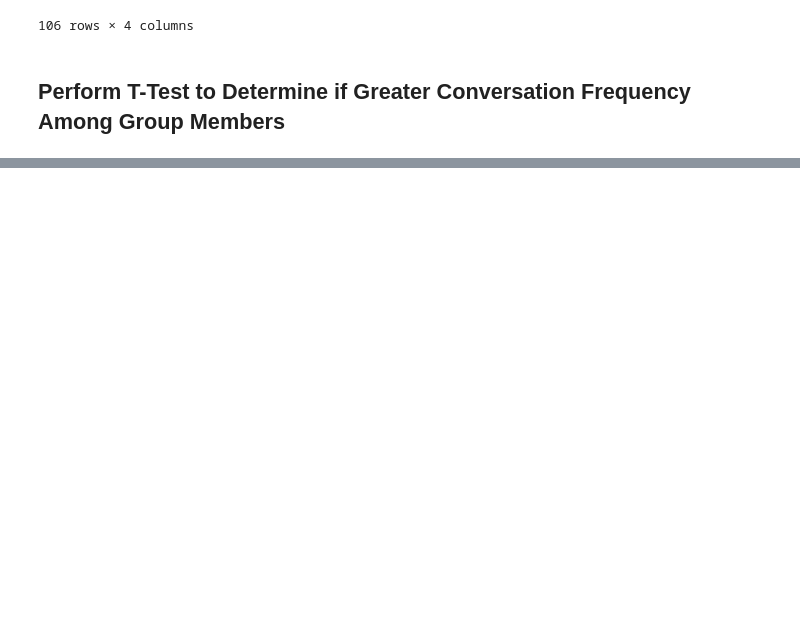
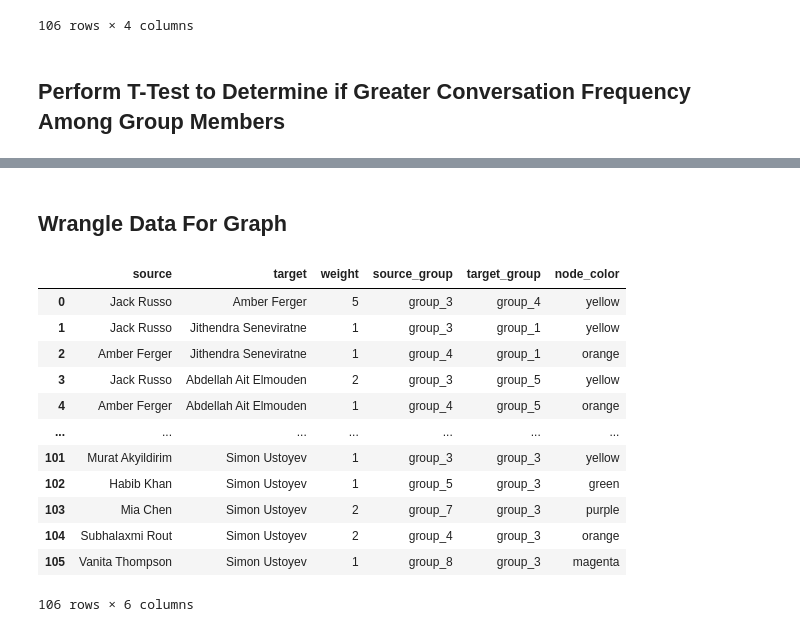
Before and after one commit to WillieDavonSmalls/KJW_CUNY_DATA_620, a Jupyter notebook: KJW_Final_Project_DS620/Group_Relationships.ipynb, the cells around one changed output, grey strips where cells are left out. Drawn from its saved outputs; the diff is of its cells as text; code cells hidden in the pictures; blank space fills up the shorter version.

```diff
--- a/KJW_Final_Project_DS620/Group_Relationships.ipynb
+++ b/KJW_Final_Project_DS620/Group_Relationships.ipynb
@@ -175,0 +178,55 @@ Ttest_indResult(statistic=1.083769221305288, pvalue=0.28097328064208915)
+# %% [markdown]
+## Wrangle Data For Graph
+# %%
+#Bring in groups data fram
+groups_df = pd.DataFrame([
+    ['group_1', 'Jithendra Seneviratne', 'blue'],
+    ['group_1', 'Sheryl Piechocki', 'blue'],
+    ['group_2', 'Jagdish Chhabria', 'red'],
+    ['group_2', 'Ken Popkin', 'red'],
+    ['group_2', 'Willie Smalls', 'red'],
+    ['group_3', 'Elina Azrilyan', 'yellow'],
+    ['group_3', 'Jack Russo', 'yellow'],
+    ['group_3', 'Murat Akyildirim', 'yellow'],
+    ['group_3', 'Simon Ustoyev', 'yellow'],
+    ['group_4', 'Amber Ferger', 'orange'],
+    ['group_4', 'Mikhail Kollontai', 'orange'],
+    ['group_4', 'Subhalaxmi Rout', 'orange'],
+    ['group_4', 'Zachary Alexander', 'orange'],
+    ['group_5', 'Abdellah Ait Elmouden', 'green'],
+    ['group_5', 'Habib Khan', 'green'],
+    ['group_5', 'Priya Shaji', 'green'],
+    ['group_5', 'Vijaya Cherukuri', 'green'],
+    ['group_6', 'Steven Ellingson', 'cyan'],
+    ['group_7', 'Mia Chen', 'purple'],
+    ['group_7', 'Wei Zhou', 'purple'],
+    ['group_8', 'Jeremy OBrien', 'magenta'],
+    ['group_8', 'Mael Illien', 'magenta'],
+    ['group_8', 'Vanita Thompson', 'magenta']
+])
+groups_df.columns = ['group', 'person_one', 'node_color']
+
+
+#Add Groups Data
+conversation_df1 = pd.merge(conversation_df, groups_df, on='person_one', how='inner')
+groups_df.columns = ['group', 'person_two', 'node_color']
+conversation_df1 = conversation_df1[['person_one', 'person_two', 'freq', 'group_y', 'node_color']]
+conversation_df2 = pd.merge(conversation_df1, groups_df, on='person_two', how='inner')
+conversation_df2 = conversation_df2[['person_one', 'person_two', 'freq', 'group_y', 'group', 'node_color_x']]
+edges_df = conversation_df2
+edges_df = edges_df.rename(columns={'person_one': 'source', 'person_two': 'target', 'freq': 'weight', 'group_y': 'source_group', 'group': 'target_group', 'node_color_x': 'node_color'})
+edges_df
+# %% [output]
+|  | source | target | weight | source_group | target_group | node_color |
+| 0 | Jack Russo | Amber Ferger | 5 | group_3 | group_4 | yellow |
+| 1 | Jack Russo | Jithendra Seneviratne | 1 | group_3 | group_1 | yellow |
+| 2 | Amber Ferger | Jithendra Seneviratne | 1 | group_4 | group_1 | orange |
+| 3 | Jack Russo | Abdellah Ait Elmouden | 2 | group_3 | group_5 | yellow |
+| 4 | Amber Ferger | Abdellah Ait Elmouden | 1 | group_4 | group_5 | orange |
+| ... | ... | ... | ... | ... | ... | ... |
+| 101 | Murat Akyildirim | Simon Ustoyev | 1 | group_3 | group_3 | yellow |
+| 102 | Habib Khan | Simon Ustoyev | 1 | group_5 | group_3 | green |
+| 103 | Mia Chen | Simon Ustoyev | 2 | group_7 | group_3 | purple |
+| 104 | Subhalaxmi Rout | Simon Ustoyev | 2 | group_4 | group_3 | orange |
+| 105 | Vanita Thompson | Simon Ustoyev | 1 | group_8 | group_3 | magenta |
+106 rows × 6 columns
```
Also changed, not shown: parts of 7 cells of this notebook.
